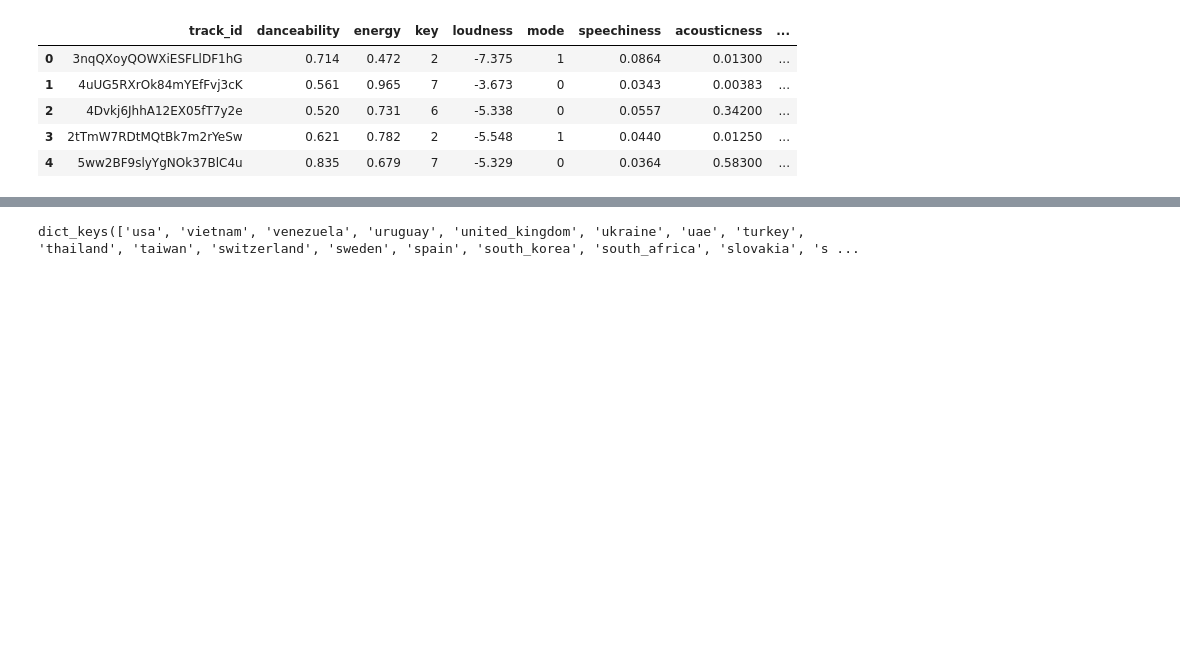
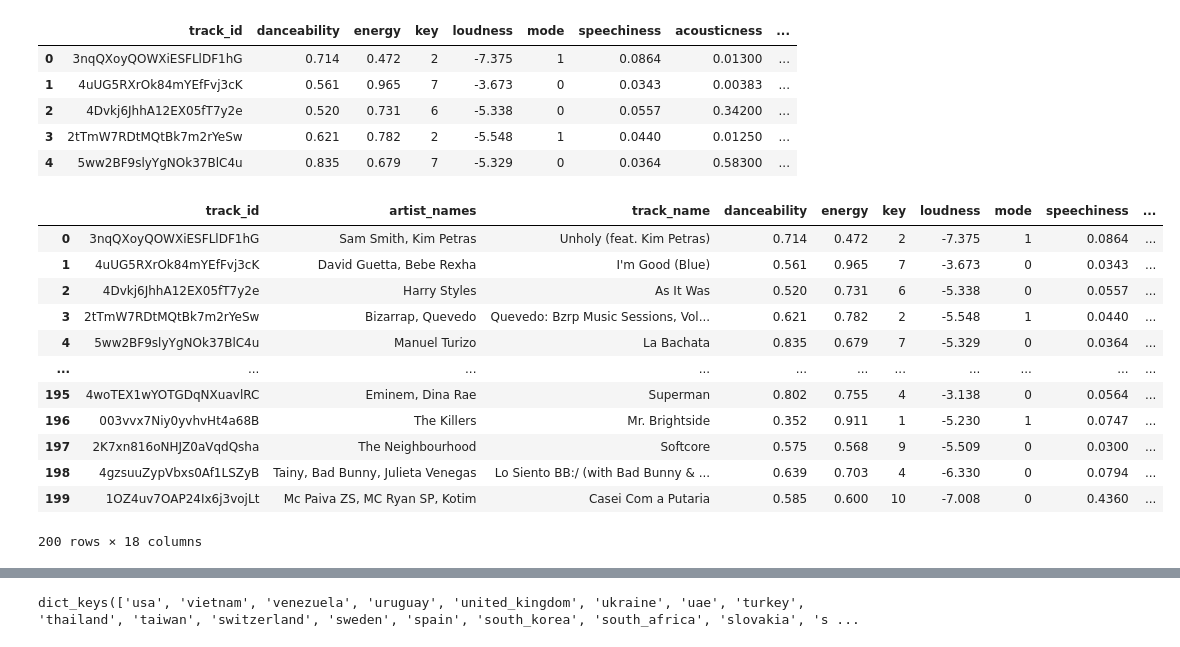
Before and after one commit to Flores-Kevin/rage-against-machine-learning, a Jupyter notebook: testing.ipynb, the cells around one changed output, grey strips where cells are left out. Cells and saved outputs as stored; diff of their text form; code cells hidden in the pictures; blank space fills up the shorter version.

```diff
--- a/testing.ipynb
+++ b/testing.ipynb
@@ -164,6 +164,7 @@ track_id_df = track_id_series.to_frame().rename(columns={"uri":"track_id"})
 #merge dfs
 global2022_df = global2022_df.merge(track_id_df, how="inner", left_index=True, right_index=True)
 global2022_df = global2022_df[["track_id", "artist_names", "track_name"]]
+global2022_df = global2022_df.astype({'track_id':'string','artist_names':'string','track_name':'string'})
 # %%
 global2022_df.head()
 # %% [output]
@@ -246,7 +247,21 @@ gloabl_info_df.head()
 | 3 | 2tTmW7RDtMQtBk7m2rYeSw | 0.621 | 0.782 | 2 | -5.548 | 1 | 0.0440 | 0.01250 | ... |
 | 4 | 5ww2BF9slyYgNOk37BlC4u | 0.835 | 0.679 | 7 | -5.329 | 0 | 0.0364 | 0.58300 | ... |
 # %%
-# gloabl_df = global2022_df.merge(gloabl_info_df, how="inner", left_index=True, right_index=True)
-# gloabl_df.rename
+global_df = global2022_df.merge(gloabl_info_df, how="inner")
+global_df
+# %% [output]
+|  | track_id | artist_names | track_name | danceability | energy | key | loudness | mode | speechiness | ... |
+| 0 | 3nqQXoyQOWXiESFLlDF1hG | Sam Smith, Kim Petras | Unholy (feat. Kim Petras) | 0.714 | 0.472 | 2 | -7.375 | 1 | 0.0864 | ... |
+| 1 | 4uUG5RXrOk84mYEfFvj3cK | David Guetta, Bebe Rexha | I'm Good (Blue) | 0.561 | 0.965 | 7 | -3.673 | 0 | 0.0343 | ... |
+| 2 | 4Dvkj6JhhA12EX05fT7y2e | Harry Styles | As It Was | 0.520 | 0.731 | 6 | -5.338 | 0 | 0.0557 | ... |
+| 3 | 2tTmW7RDtMQtBk7m2rYeSw | Bizarrap, Quevedo | Quevedo: Bzrp Music Sessions, Vol... | 0.621 | 0.782 | 2 | -5.548 | 1 | 0.0440 | ... |
+| 4 | 5ww2BF9slyYgNOk37BlC4u | Manuel Turizo | La Bachata | 0.835 | 0.679 | 7 | -5.329 | 0 | 0.0364 | ... |
+| ... | ... | ... | ... | ... | ... | ... | ... | ... | ... | ... |
+| 195 | 4woTEX1wYOTGDqNXuavlRC | Eminem, Dina Rae | Superman | 0.802 | 0.755 | 4 | -3.138 | 0 | 0.0564 | ... |
+| 196 | 003vvx7Niy0yvhvHt4a68B | The Killers | Mr. Brightside | 0.352 | 0.911 | 1 | -5.230 | 1 | 0.0747 | ... |
+| 197 | 2K7xn816oNHJZ0aVqdQsha | The Neighbourhood | Softcore | 0.575 | 0.568 | 9 | -5.509 | 0 | 0.0300 | ... |
+| 198 | 4gzsuuZypVbxs0Af1LSZyB | Tainy, Bad Bunny, Julieta Venegas | Lo Siento BB:/ (with Bad Bunny & ... | 0.639 | 0.703 | 4 | -6.330 | 0 | 0.0794 | ... |
+| 199 | 1OZ4uv7OAP24Ix6j3vojLt | Mc Paiva ZS, MC Ryan SP, Kotim | Casei Com a Putaria | 0.585 | 0.600 | 10 | -7.008 | 0 | 0.4360 | ... |
+200 rows × 18 columns
 # %%
 #import regional top songs csvs and save as individual dfs
```
Also changed, not shown: parts of 11 cells of this notebook.
